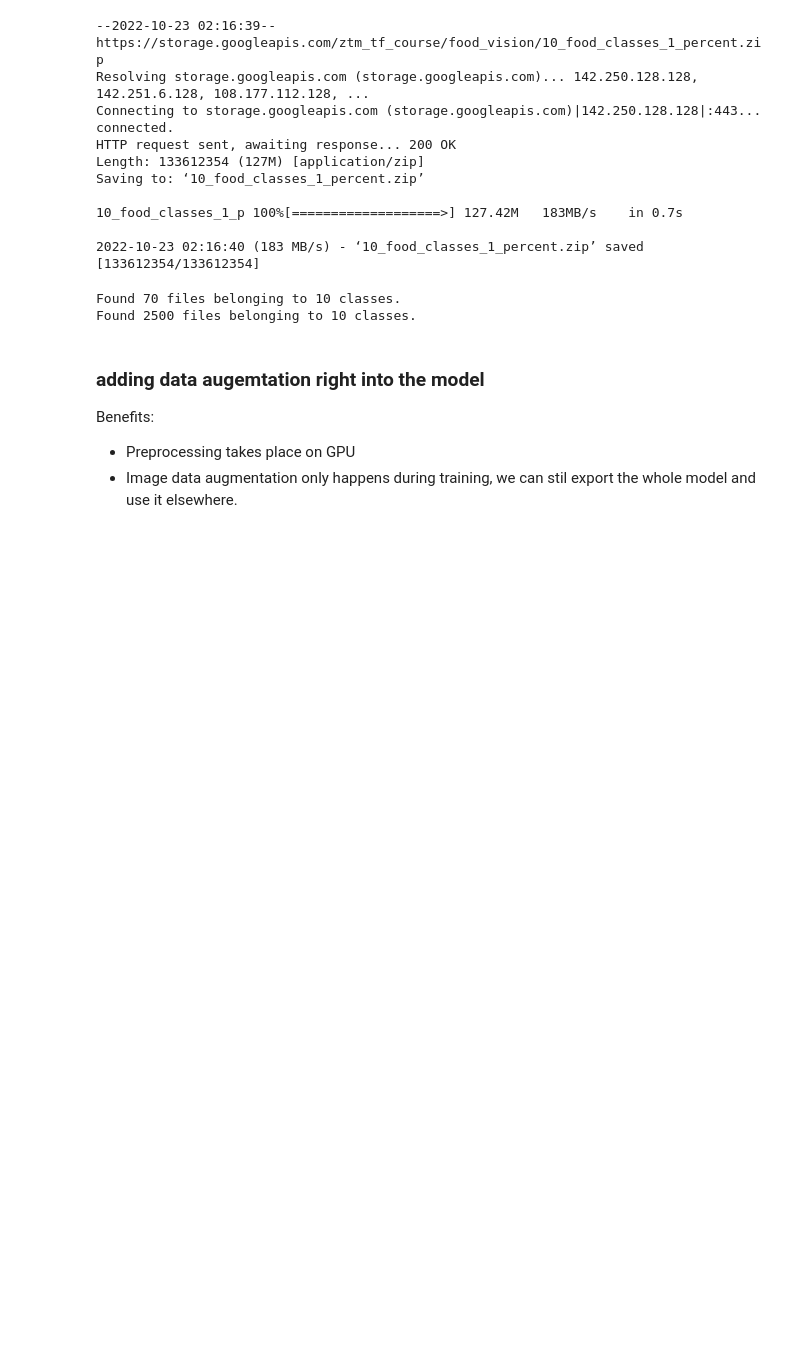
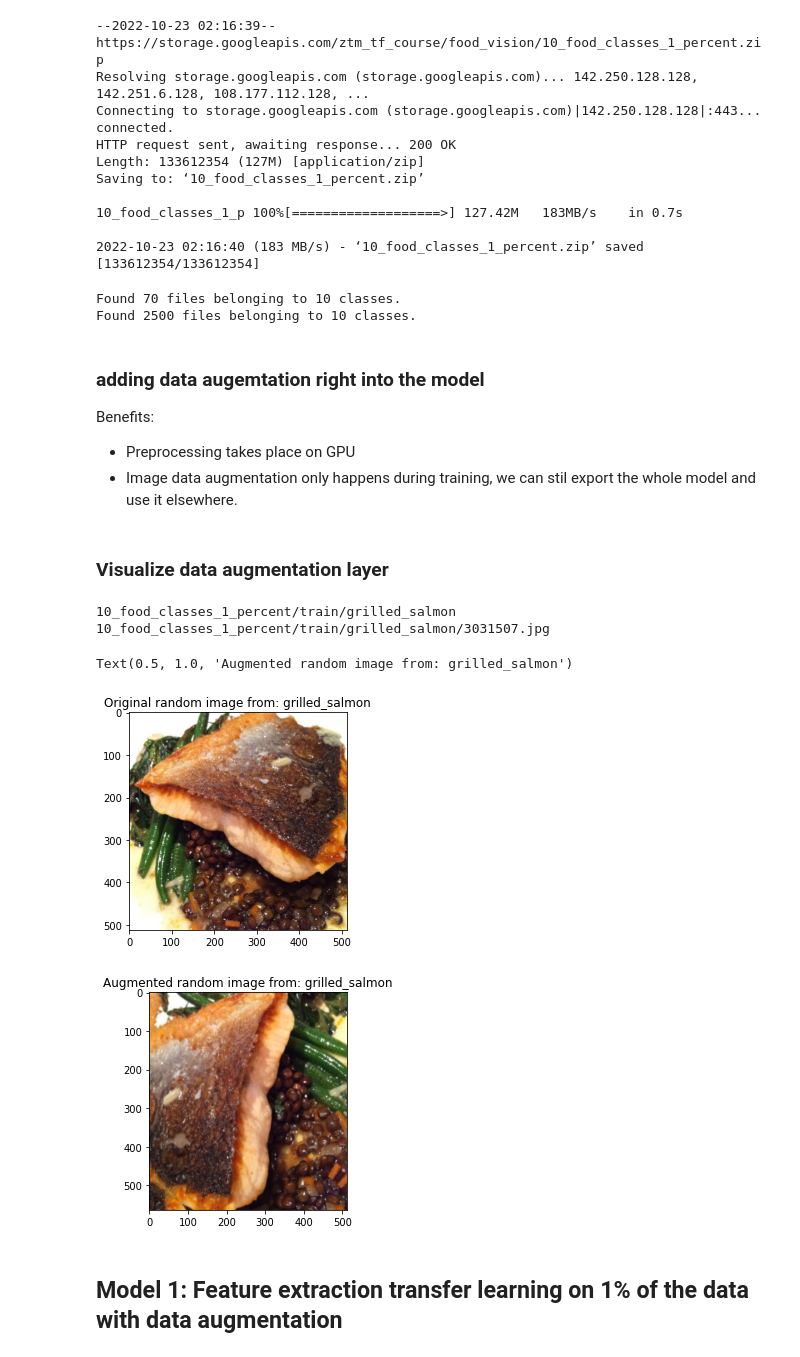
Before and after one commit to jsong55/Machine_Learning, a Jupyter notebook: 05_transfer_learning_part2_fine_tuning.ipynb, the cells around one changed output. Saved outputs shown, nothing was run; the diff lists cells and outputs as text; code cells hidden in the pictures; blank space fills up the shorter version.

```diff
--- a/05_transfer_learning_part2_fine_tuning.ipynb
+++ b/05_transfer_learning_part2_fine_tuning.ipynb
@@ -332,3 +332,32 @@ data_augmentation = keras.Sequential([
     preprocessing.RandomHeight(0.2),
 #    preprocessing.Rescaling(1./255) need for resnet but not for efficientnet
 ],name="data_augmentation")
+# %% [markdown]
+### Visualize data augmentation layer
+# %%
+# view a random image and compare it to its augmented version
+target_class = random.choice(train_data_1_percent.class_names)
+target_dir = "10_food_classes_1_percent/train/" + target_class
+print(target_dir)
+random_image = random.choice(os.listdir(target_dir))
+random_image_path = target_dir + "/" + random_image
+print(random_image_path)
+
+# Read in the random image
+img = mpimg.imread(random_image_path)
+plt.imshow(img)
+plt.title(f"Original random image from: {target_class}")
+
+# Let's plot augmented random image
+augmented_img = data_augmentation(img)
+plt.figure()
+plt.imshow(augmented_img/255.)
+plt.title(f"Augmented random image from: {target_class}")
+# %% [output]
+10_food_classes_1_percent/train/grilled_salmon
+10_food_classes_1_percent/train/grilled_salmon/3031507.jpg
+Text(0.5, 1.0, 'Augmented random image from: grilled_salmon')
+[figure, added]
+[figure, added]
+# %% [markdown]
+## Model 1: Feature extraction transfer learning on 1% of the data with data augmentation
```
Also changed, not shown: parts of 4 cells of this notebook.
